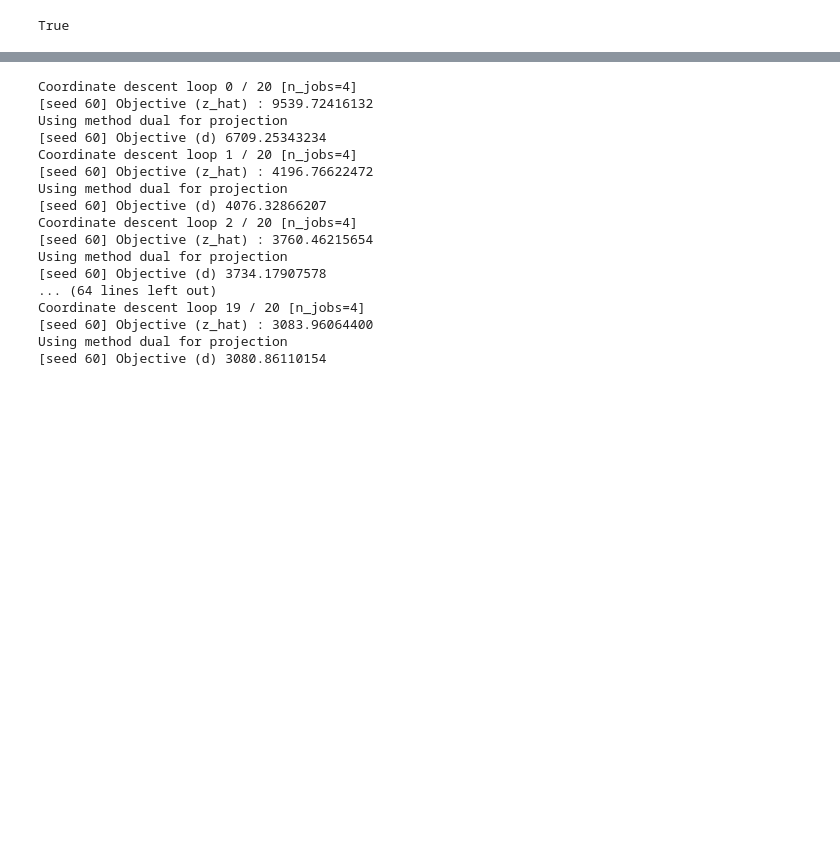
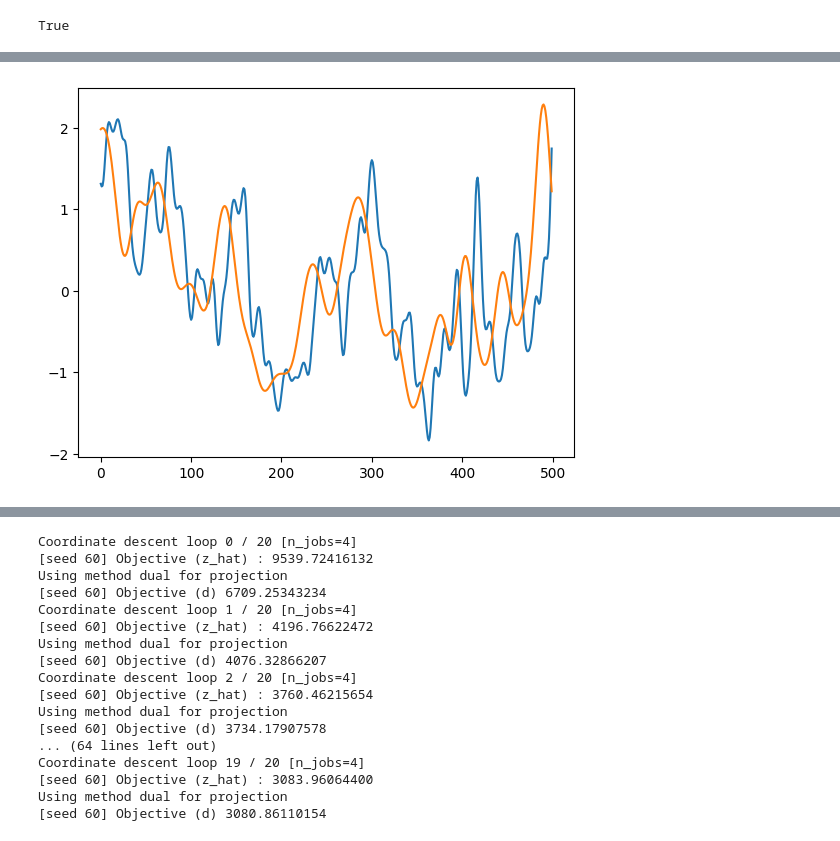
Before and after one commit to Mschaid/transphorm, a Jupyter notebook: notebooks/model_dev/sparce_coding.ipynb, the cells around one changed output, grey strips where cells are left out. Saved outputs shown, nothing was run; the diff lists cells and outputs as text; code cells hidden in the pictures; blank space fills up the shorter version.

```diff
--- a/notebooks/model_dev/sparce_coding.ipynb
+++ b/notebooks/model_dev/sparce_coding.ipynb
@@ -38,0 +47,7 @@ original = loader.data[0][::25][1:5000]
+# %%
+end_idx = 500
+plt.plot(orig[:end_idx])
+plt.plot(x_1[:end_idx])
+plt.show()
+# %% [output]
+[figure, added]
```
Also changed, not shown: parts of 3 cells of this notebook, 2 other files.
